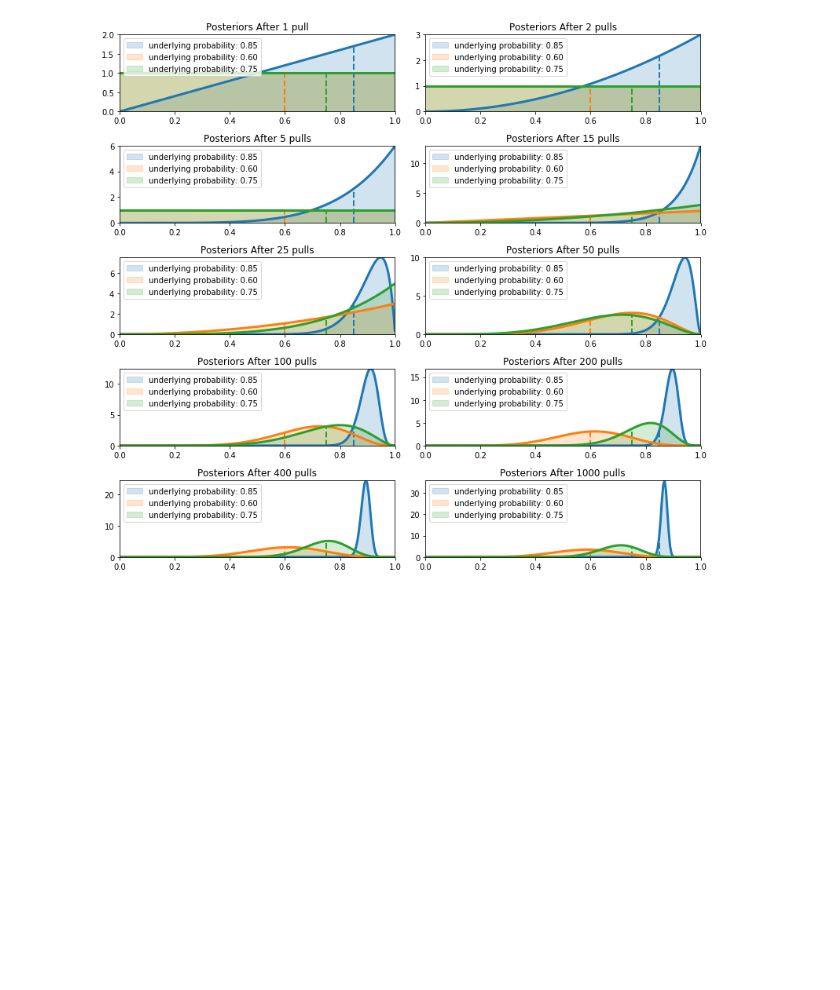
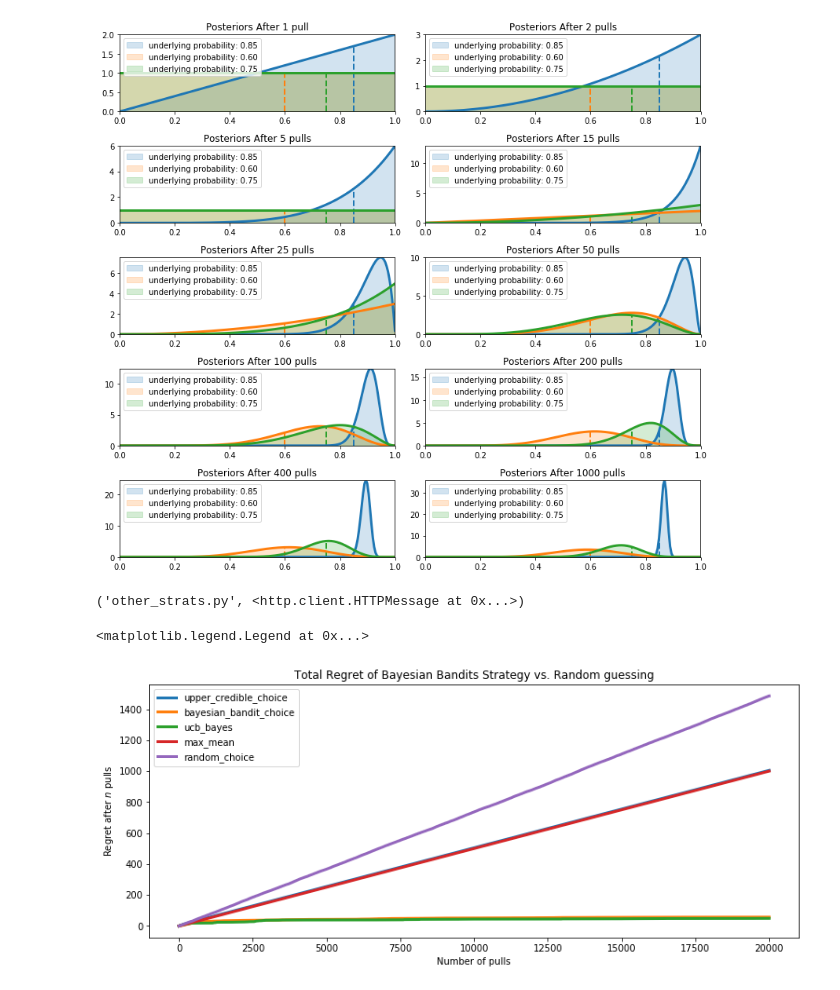
Before and after one commit to TanUkkii007/Probabilistic-Programming-and-Bayesian-Methods-for-Hackers, a Jupyter notebook: ch06/Ch6_Priors_PyMC3.ipynb, the cells around one changed output. Drawn from its saved outputs; the diff is of its cells as text; code cells hidden in the pictures; blank space fills up the shorter version.

```diff
--- a/ch06/Ch6_Priors_PyMC3.ipynb
+++ b/ch06/Ch6_Priors_PyMC3.ipynb
@@ -184,3 +184,48 @@ for j,i in enumerate(draw_samples):
 plt.tight_layout()
 # %% [output]
 [figure]
+# %%
+from urllib.request import urlretrieve
+
+urlretrieve("https://raw.githubusercontent.com/CamDavidsonPilon/Probabilistic-Programming-and-Bayesian-Methods-for-Hackers/master/Chapter6_Priorities/other_strats.py", "other_strats.py")
+# %% [output]
+('other_strats.py', <http.client.HTTPMessage at 0x...>)
+# %%
+figsize(12.5, 5)
+from other_strats import *
+
+#define a harder promlem
+hidden_prob = np.array([0.15, 0.2, 0.1, 0.05])
+bandits = Bandits(hidden_prob)
+
+#define regret
+def regret(probabilities, choices):
+    w_opt = probabilities.max()
+    return (w_opt - probabilities[choices.astype(int)]).cumsum()
+
+#create new strategies
+strategies = [upper_credible_choice,
+             bayesian_bandit_choice,
+             ucb_bayes,
+             max_mean,
+             random_choice]
+algos = []
+for strat in strategies:
+    algos.append(GeneralBanditStrat(bandits, strat))
+# %%
+# train 10000 times
+for strat in algos:
+    strat.sample_bandits(10000)
+
+# test and plot
+for i, strat in enumerate(algos):
+    _regret = regret(hidden_prob, strat.choices)
+    plt.plot(_regret, label=strategies[i].__name__, lw=3)
+
+plt.title("Total Regret of Bayesian Bandits Strategy vs. Random guessing")
+plt.xlabel("Number of pulls")
+plt.ylabel("Regret after $n$ pulls");
+plt.legend(loc = "upper left")
+# %% [output]
+<matplotlib.legend.Legend at 0x...>
+[figure, added]
```
Also changed, not shown: 1 other file.
